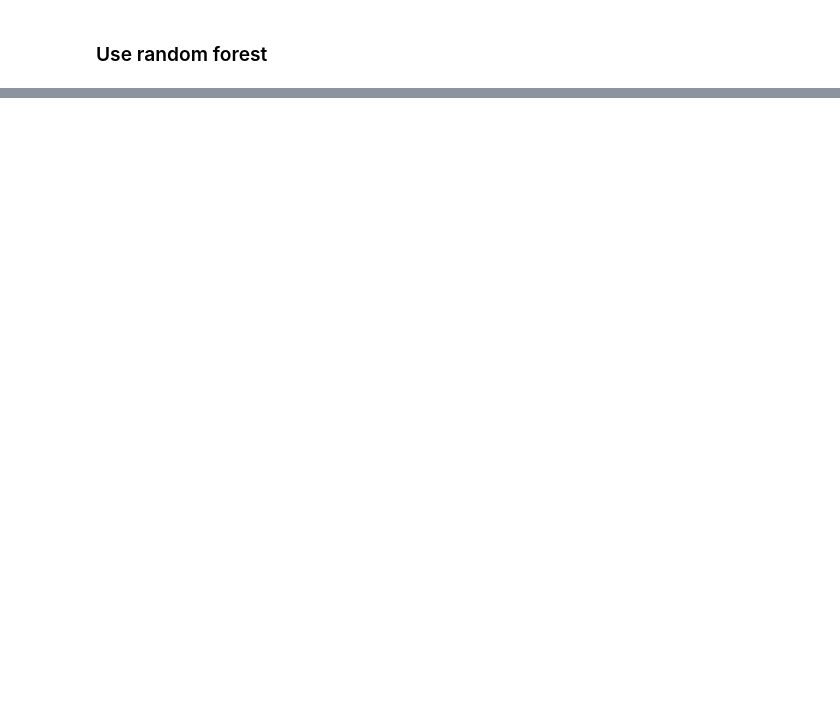
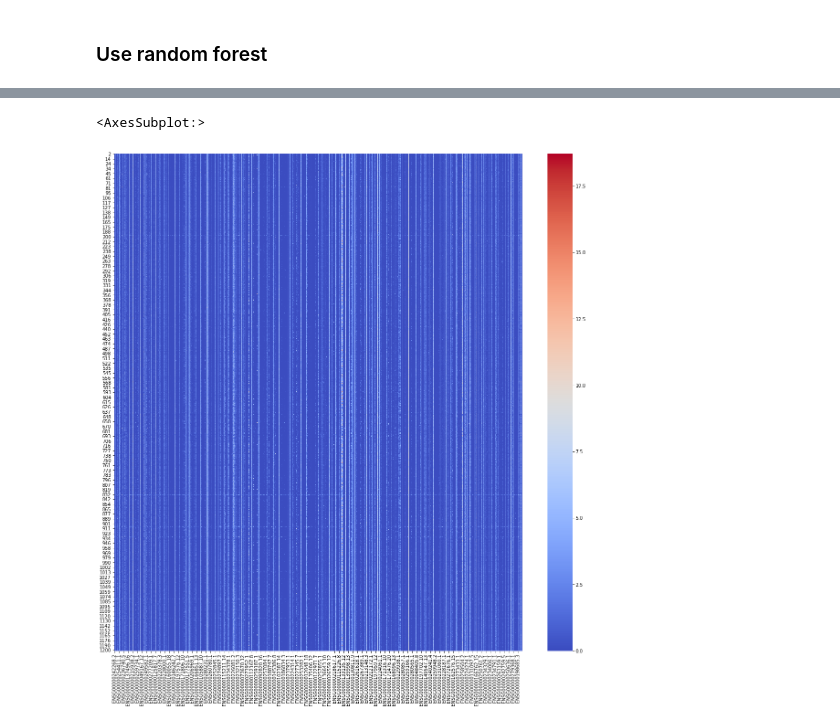
Before and after one commit to DamarisDeng/BIM3008-ML-in-Compbio, a Jupyter notebook: A3/new_try.ipynb, the cells around one changed output, grey strips where cells are left out. Drawn from its saved outputs; the diff is of its cells as text; code cells hidden in the pictures; blank space fills up the shorter version.

```diff
--- a/A3/new_try.ipynb
+++ b/A3/new_try.ipynb
@@ -72,0 +49,8 @@ reads2
+# %%
+label.loc[label['tumor_stage.diagnoses'] == 'stage ia', 'tumor_stage.diagnoses'] = 'stage i'
+label.loc[label['tumor_stage.diagnoses'] == 'stage ib', 'tumor_stage.diagnoses'] = 'stage i'
+label.loc[label['tumor_stage.diagnoses'] == 'stage iia', 'tumor_stage.diagnoses'] = 'stage ii'
+label.loc[label['tumor_stage.diagnoses'] == 'stage iib', 'tumor_stage.diagnoses'] = 'stage ii'
+label.loc[label['tumor_stage.diagnoses'] == 'stage iiia', 'tumor_stage.diagnoses'] = 'stage iii'
+label.loc[label['tumor_stage.diagnoses'] == 'stage iiib', 'tumor_stage.diagnoses'] = 'stage iii'
+label.loc[label['tumor_stage.diagnoses'] == 'stage iiic', 'tumor_stage.diagnoses'] = 'stage iii'
@@ -116,4 +75,0 @@ class classifier(object):
-# %%
-A3 = classifier(reads2, label)
-data = A3.preprossessing()
-A3.train_test_split()
@@ -143,0 +76,6 @@ Name: diagnosis, dtype: int64
+# %%
+data2 = data.copy()
+data2.loc[data2['diagnosis'] != 'stage ii', 'diagnosis'] = 'Not ii'
+# leave only 511 stage ii
+data2.drop(data2[data2['diagnosis'] == 'stage ii'].sample(frac=0.26).index, inplace=True) # make them equal
+data2.diagnosis.value_counts()
@@ -224,0 +189,6 @@ Use decision tree to predict based on the selected features
+# %%
+plt.figure(figsize=(20, 20))
+sns.heatmap(X, fmt='.1g', cmap='coolwarm')
+# %% [output]
+<AxesSubplot:>
+[figure, added]
```
Also changed, not shown: parts of 29 cells of this notebook, 15 other files.
